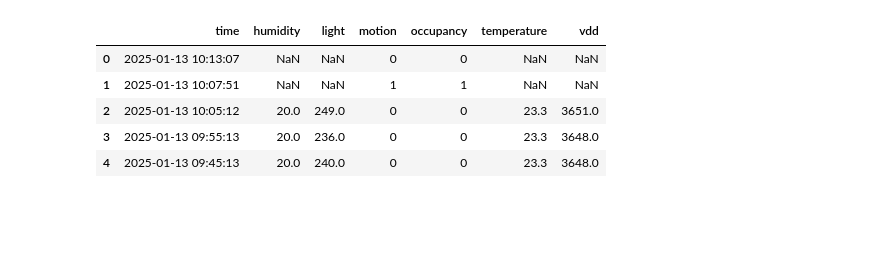
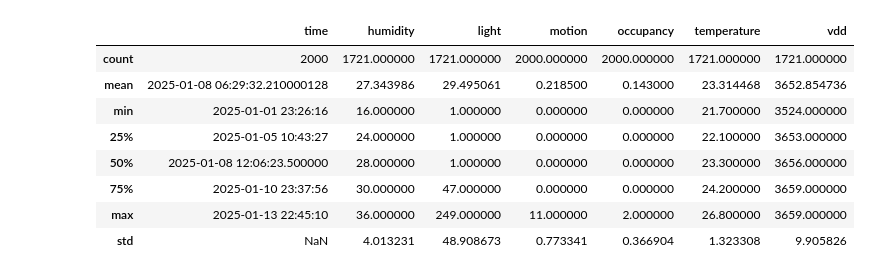
Before and after one commit to raduciobanu/test_llsf, a Jupyter notebook: Demo_LLSF.ipynb, the cells around one changed output. Drawn from its saved outputs; the diff is of its cells as text; code cells hidden in the pictures; blank space fills up the shorter version.

```diff
--- a/Demo_LLSF.ipynb
+++ b/Demo_LLSF.ipynb
@@ -8,13 +8,17 @@ df1 = pd.read_csv(url1, parse_dates=['time'])
 df2 = pd.read_csv(url2, parse_dates=['time'])
 # %%
 df1.head()
+df1.describe()
 # %% [output]
 |  | time | humidity | light | motion | occupancy | temperature | vdd |
-| 0 | 2025-01-13 10:13:07 | NaN | NaN | 0 | 0 | NaN | NaN |
-| 1 | 2025-01-13 10:07:51 | NaN | NaN | 1 | 1 | NaN | NaN |
-| 2 | 2025-01-13 10:05:12 | 20.0 | 249.0 | 0 | 0 | 23.3 | 3651.0 |
-| 3 | 2025-01-13 09:55:13 | 20.0 | 236.0 | 0 | 0 | 23.3 | 3648.0 |
-| 4 | 2025-01-13 09:45:13 | 20.0 | 240.0 | 0 | 0 | 23.3 | 3648.0 |
+| count | 2000 | 1721.000000 | 1721.000000 | 2000.000000 | 2000.000000 | 1721.000000 | 1721.000000 |
+| mean | 2025-01-08 06:29:32.210000128 | 27.343986 | 29.495061 | 0.218500 | 0.143000 | 23.314468 | 3652.854736 |
+| min | 2025-01-01 23:26:16 | 16.000000 | 1.000000 | 0.000000 | 0.000000 | 21.700000 | 3524.000000 |
+| 25% | 2025-01-05 10:43:27 | 24.000000 | 1.000000 | 0.000000 | 0.000000 | 22.100000 | 3653.000000 |
+| 50% | 2025-01-08 12:06:23.500000 | 28.000000 | 1.000000 | 0.000000 | 0.000000 | 23.300000 | 3656.000000 |
+| 75% | 2025-01-10 23:37:56 | 30.000000 | 47.000000 | 0.000000 | 0.000000 | 24.200000 | 3659.000000 |
+| max | 2025-01-13 22:45:10 | 36.000000 | 249.000000 | 11.000000 | 2.000000 | 26.800000 | 3659.000000 |
+| std | NaN | 4.013231 | 48.908673 | 0.773341 | 0.366904 | 1.323308 | 9.905826 |
 # %%
 df2.head()
 # %% [output]
```
Also changed, not shown: parts of 4 cells of this notebook.
